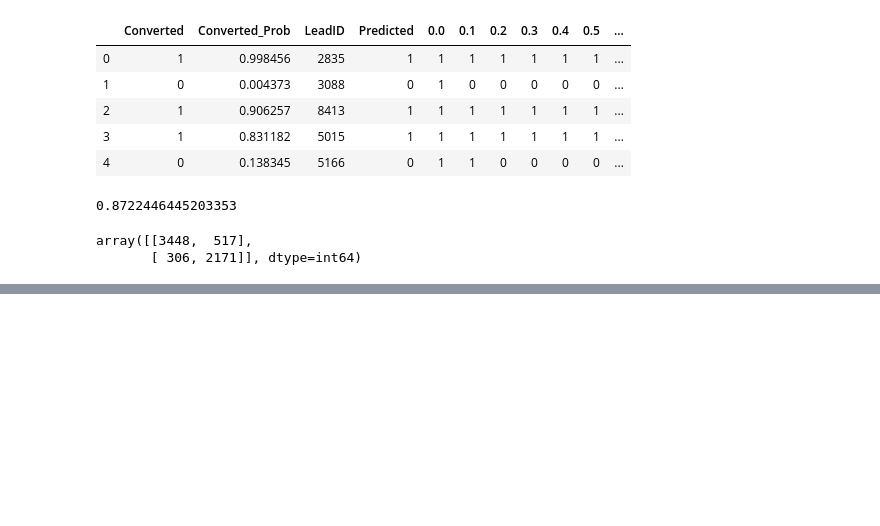
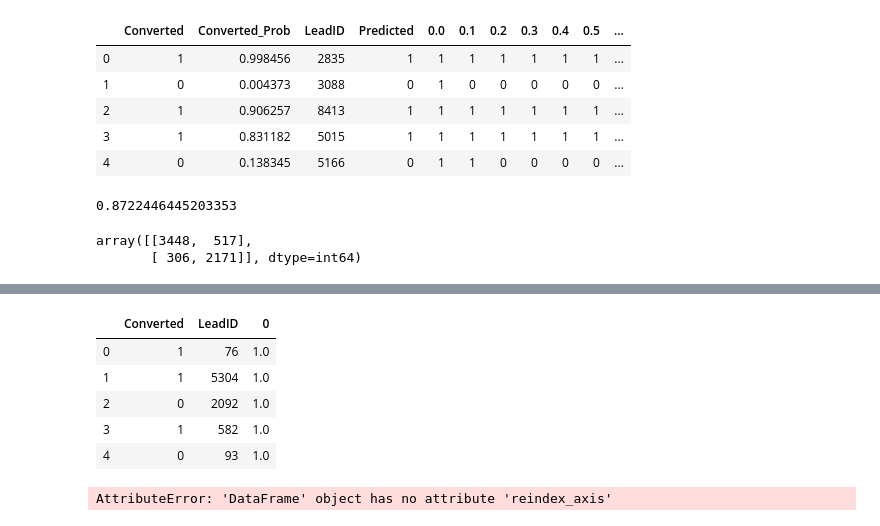
Before and after one commit to singh-manvinder/lead_scoring, a Jupyter notebook: solution.ipynb, the cells around one changed output, grey strips where cells are left out. Cells and saved outputs as stored; diff of their text form; code cells hidden in the pictures; blank space fills up the shorter version.

```diff
--- a/solution.ipynb
+++ b/solution.ipynb
@@ -934,0 +1072,10 @@ TP / float(TP+FN)
+# %%
+# Converting y_test to dataframe
+y_test_df = pd.DataFrame(y_test)
+# %%
+# Putting CustID to index
+y_test_df['LeadID'] = y_test_df.index
+# %%
+# Removing index for both dataframes to append them side by side
+y_pred_1.reset_index(drop=True, inplace=True)
+y_test_df.reset_index(drop=True, inplace=True)
@@ -934,0 +1085,9 @@ TP / float(TP+FN)
+# %%
+y_pred_final.head()
+# %% [output]
+|  | Converted | LeadID | 0 |
+| 0 | 1 | 76 | 1.0 |
+| 1 | 1 | 5304 | 1.0 |
+| 2 | 0 | 2092 | 1.0 |
+| 3 | 1 | 582 | 1.0 |
+| 4 | 0 | 93 | 1.0 |
@@ -934,0 +1097,5 @@ TP / float(TP+FN)
+# %%
+# Rearranging the columns
+y_pred_final = y_pred_final.reindex_axis(['LeadID','Converted','Converted_Prob'], axis=1)
+# %% [output]
+AttributeError: 'DataFrame' object has no attribute 'reindex_axis'
```
Also changed, not shown: parts of 40 cells of this notebook.
